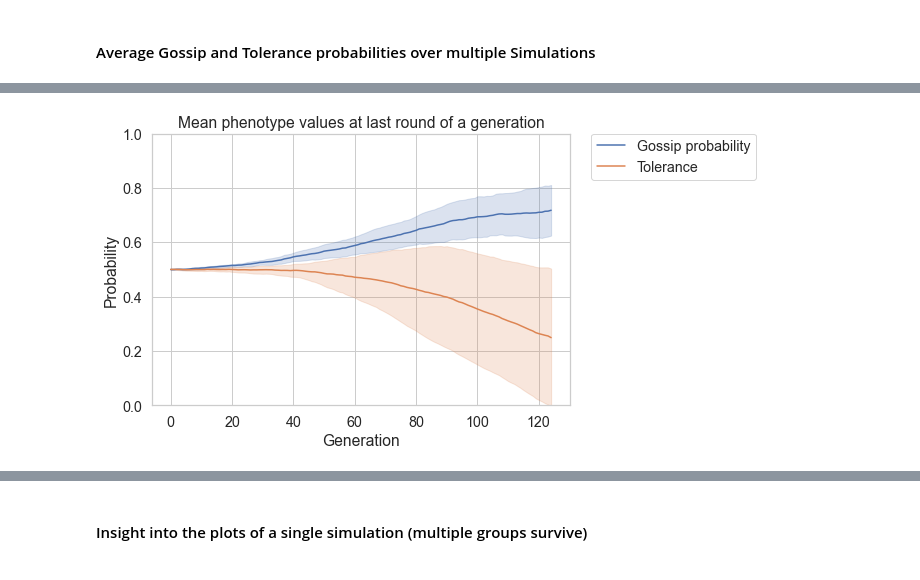
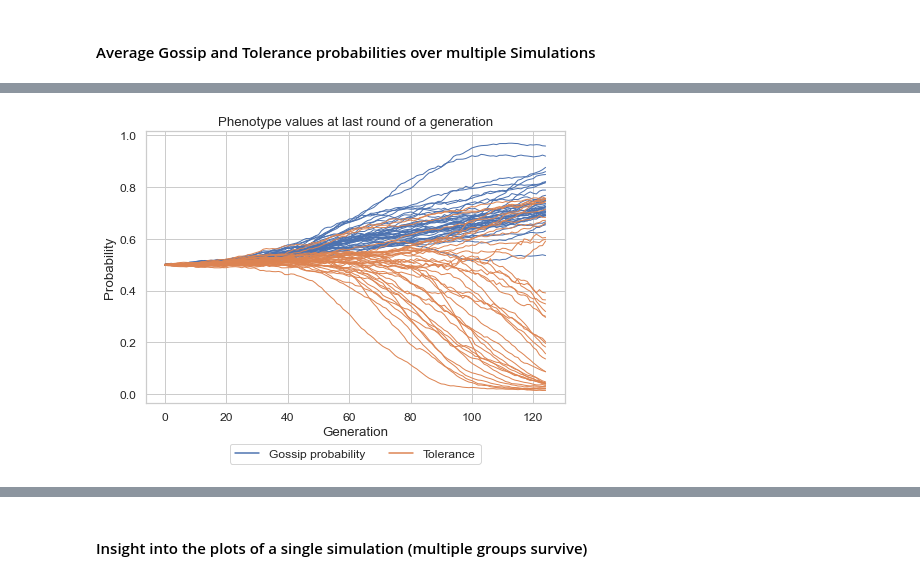
Before and after one commit to tomkouwenhoven/Master-Thesis, a Jupyter notebook: Sim_V2/gridsearch-plot.ipynb, the cells around one changed output, grey strips where cells are left out. Cells and saved outputs as stored; diff of their text form; code cells hidden in the pictures.

Commit message:
redid the plots in gridsearchplot notebook

```diff
--- a/Sim_V2/gridsearch-plot.ipynb
+++ b/Sim_V2/gridsearch-plot.ipynb
@@ -18,7 +14,13 @@ SIMULATION_SETTINGS = '5-5'
+# %%
+SIMULATION = 1
+FEW_GROUPS_SIMULATION = 0
+# SIMULATION_SETTINGS = 'effectiveness-go-4-gr-5-social_agents-go-3-gr-1'
+SIMULATION_SETTINGS = 'effectiveness-go-4-gr-5-social_agents-go-2-gr-2'
+# SIMULATION_SETTINGS = 'effectiveness-go-1-gr-5-social_agents-go-2-gr-2'
 # %%
 path = getcwd()
 
-new_plot_path = path + '/output/gridsearch-3/plots/' + SIMULATION_SETTINGS
+new_plot_path = path + '/output/papersims/plots/' + SIMULATION_SETTINGS
 if not os.path.exists(new_plot_path):
     os.makedirs(new_plot_path)
 # %% [markdown]
@@ -177,0 +180,6 @@ print(last_gen_df.head())
+# %%
+# phenotype_df = pd.melt(all_sims_generations_dfs[['Generation', 'Gossip probability', 'Tolerance']], 'Generation', var_name='Measures', value_name='Probability')
+
+phenotype_df = pd.melt(all_sims_generations_dfs, id_vars=['Simulation', 'Generation', 'Group size'], value_vars=['Gossip probability', 'Tolerance'], var_name='Measures', value_name='Probability')
+
+phenotype_df
@@ -178,7 +200,7 @@ print(last_gen_df.head())
 # %% [markdown]
 ## Plotting
 # %%
-sns.set(font_scale=1.3)
+sns.set(font_scale=1.1)
 sns.set_style("whitegrid")
 sns.color_palette("tab20")
 # sns.set_context("paper")
@@ -231,14 +263,11 @@ Here you see that the average group size at the last round of a generation grows
 # %%
-phenotype_df = pd.melt(all_sims_generations_dfs[['Generation', 'Gossip probability', 'Tolerance']], 'Generation', var_name='Measures', value_name='Probability')
-
 fig, ax = plt.subplots(figsize=(7.5, 5))
-sns.lineplot('Generation', 'Probability', hue='Measures', data=phenotype_df, ci='sd')
-plt.legend(bbox_to_anchor=(1.05, 1), loc=2, borderaxespad=0.)
-plt.title('Mean phenotype values at last round of a generation')
-plt.ylim(0,1)
-plt.savefig(os.path.join(new_plot_path, "phenotypes_per_generation.png"),
+sns.lineplot(data=phenotype_df, x='Generation', y='Probability', hue='Measures', estimator=None, units='Simulation', linewidth=1)
+plt.title('Phenotype values at last round of a generation')
+legend = plt.legend(loc='lower center', bbox_to_anchor=(0.5, -0.225), ncol=2, borderaxespad=0.)
+plt.savefig(os.path.join(new_plot_path, "phenotypes_per_sim.png"),
             dpi=300,
             format='png',
             bbox_inches='tight')
 # %% [output]
-[figure, old version]
+[figure, new version]
```
Also changed, not shown: parts of 24 cells of this notebook, 2 other files.
